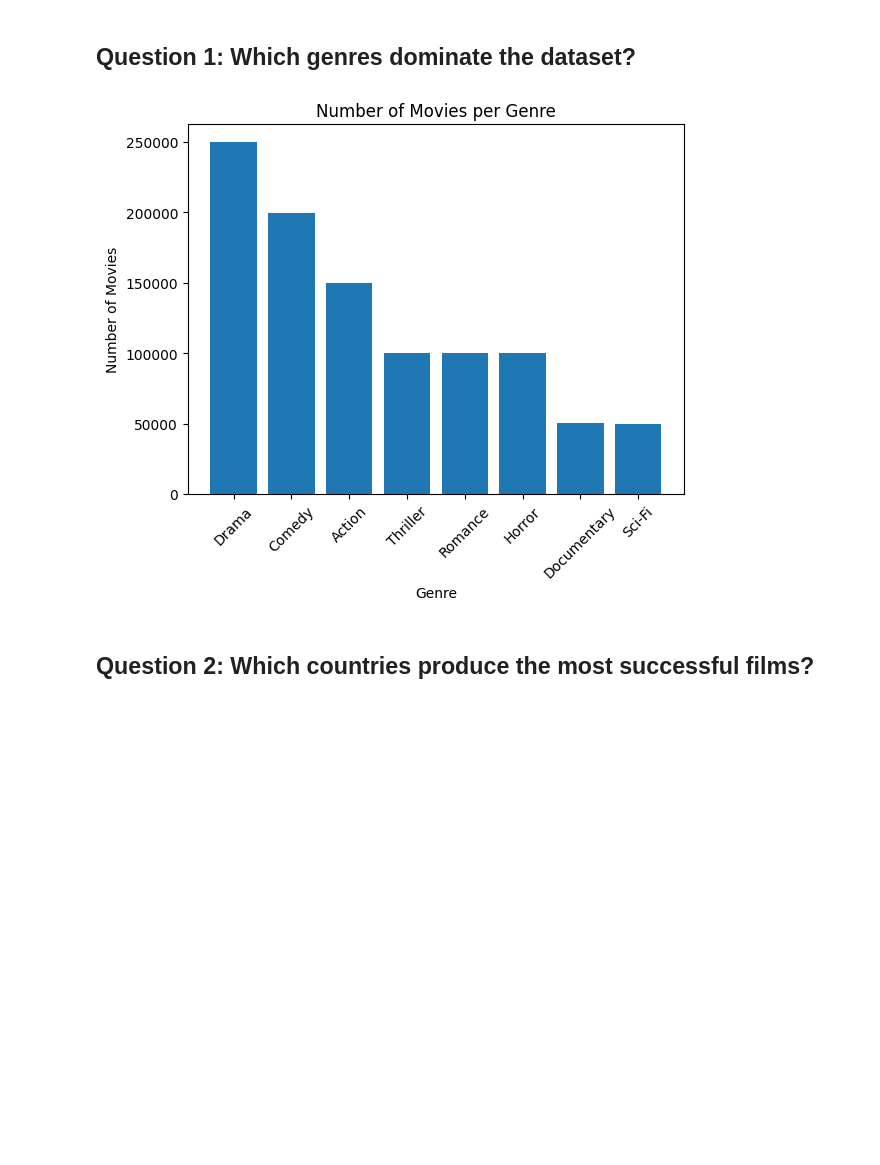
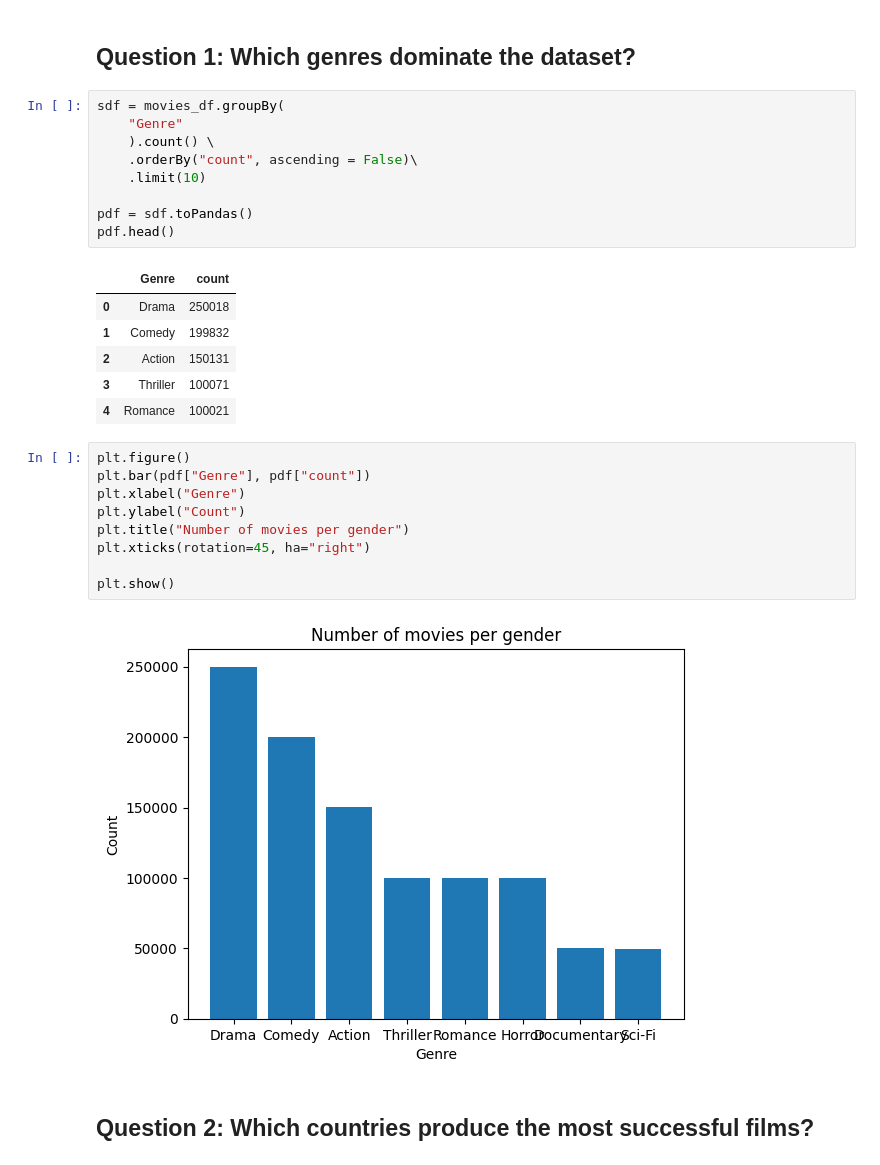
Before and after one commit to pcamarillor/big_data_spring_2026, a Jupyter notebook: spark/notebooks/examples/lecture_12_eda.ipynb, the cells around one changed output. Saved outputs shown, nothing was run; the diff lists cells and outputs as text; blank space fills up the shorter version.

```diff
--- a/spark/notebooks/examples/lecture_12_eda.ipynb
+++ b/spark/notebooks/examples/lecture_12_eda.ipynb
@@ -285,7 +294,31 @@ plt.show()
 # %% [markdown]
 ## Question 1: Which genres dominate the dataset?
 # %%
+sdf = movies_df.groupBy(
+    "Genre"
+    ).count() \
+    .orderBy("count", ascending = False)\
+    .limit(10)
+
+pdf = sdf.toPandas()
+pdf.head()
 # %% [output]
-[figure, removed]
+|  | Genre | count |
+| 0 | Drama | 250018 |
+| 1 | Comedy | 199832 |
+| 2 | Action | 150131 |
+| 3 | Thriller | 100071 |
+| 4 | Romance | 100021 |
+# %%
+plt.figure()
+plt.bar(pdf["Genre"], pdf["count"])
+plt.xlabel("Genre")
+plt.ylabel("Count")
+plt.title("Number of movies per gender")
+plt.xticks(rotation=45, ha="right")
+
+plt.show()
+# %% [output]
+[figure, added]
 # %% [markdown]
 ## Question 2: Which countries produce the most successful films?
```
Also changed, not shown: parts of 6 cells of this notebook.
